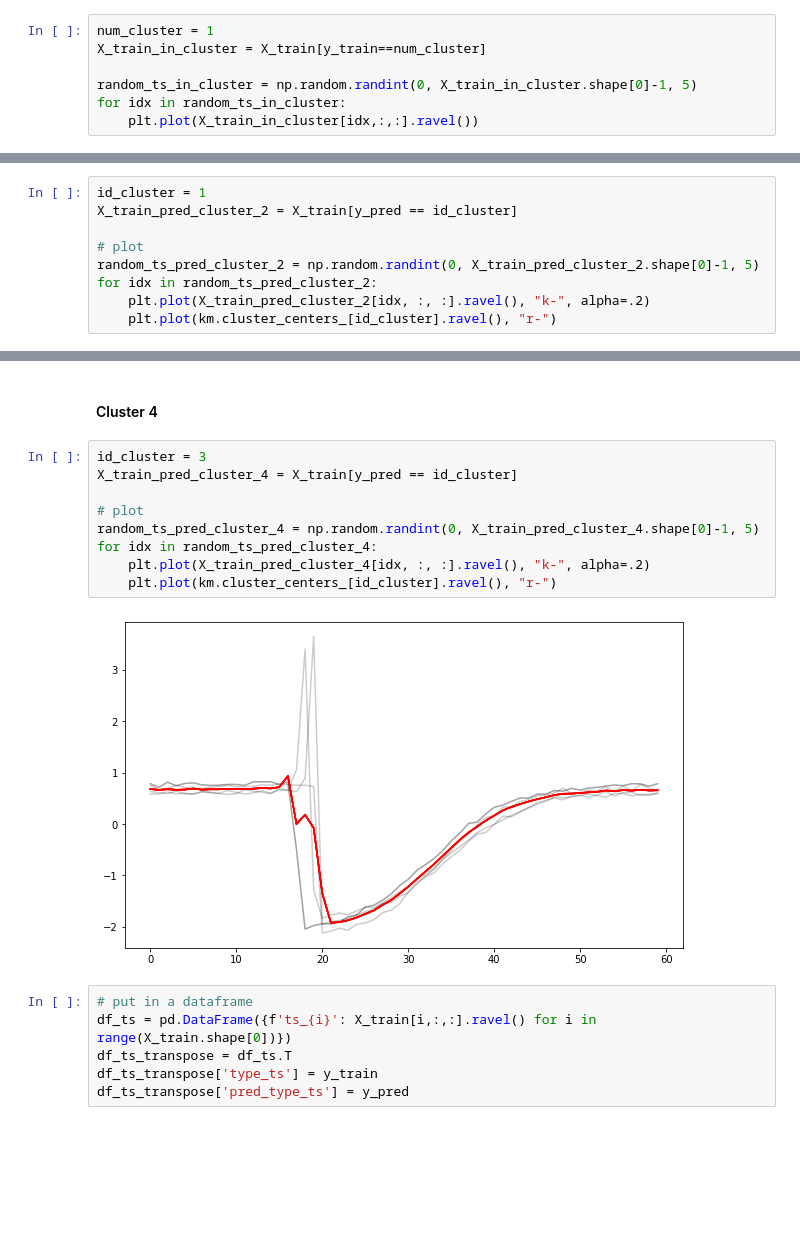
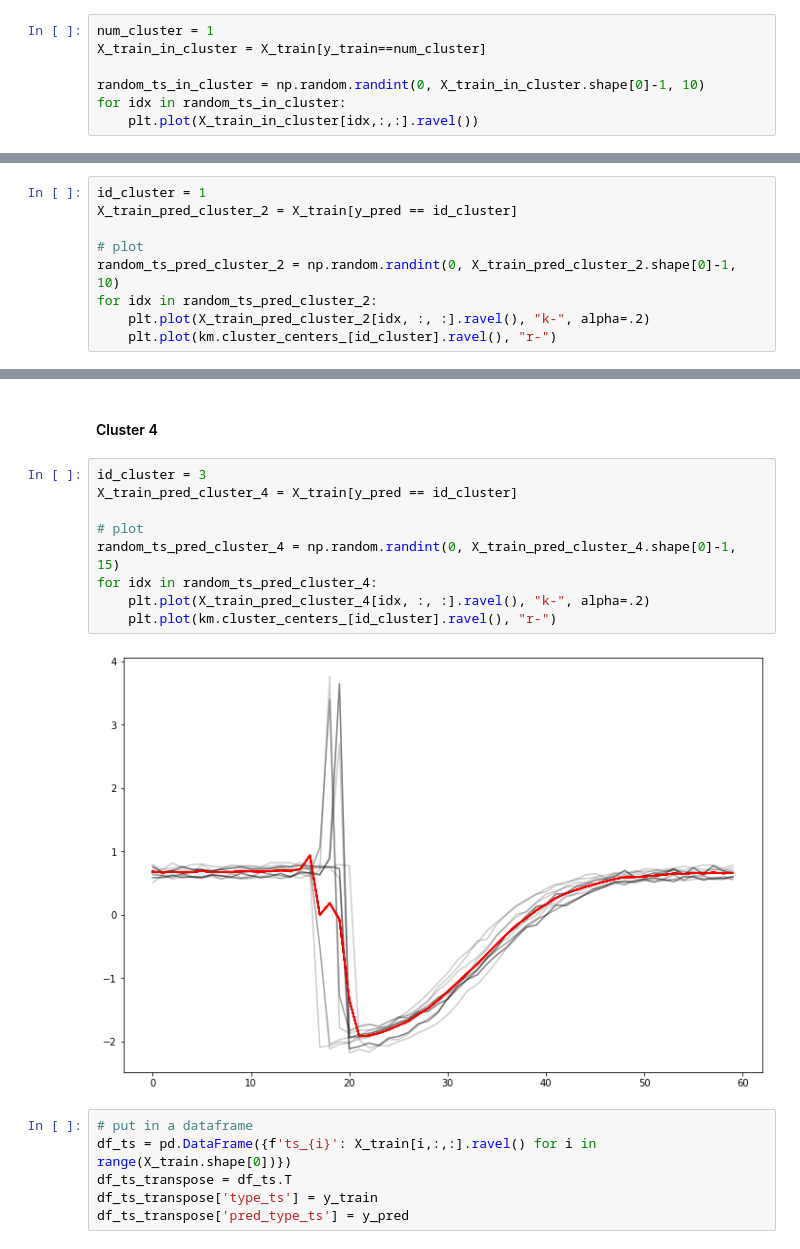
Before and after one commit to nico06266/clustering_hands_on, a Jupyter notebook: notebooks/Time_Series_Clustering.ipynb, the cells around one changed output, grey strips where cells are left out. Saved outputs shown, nothing was run; the diff lists cells and outputs as text; blank space fills up the shorter version.

```diff
--- a/notebooks/Time_Series_Clustering.ipynb
+++ b/notebooks/Time_Series_Clustering.ipynb
@@ -63,7 +64,7 @@ for idx in random_ts:
 num_cluster = 1
 X_train_in_cluster = X_train[y_train==num_cluster]
 
-random_ts_in_cluster = np.random.randint(0, X_train_in_cluster.shape[0]-1, 5)
+random_ts_in_cluster = np.random.randint(0, X_train_in_cluster.shape[0]-1, 10)
 for idx in random_ts_in_cluster:
     plt.plot(X_train_in_cluster[idx,:,:].ravel())
 # %% [output]
@@ -121,7 +122,7 @@ id_cluster = 1
 X_train_pred_cluster_2 = X_train[y_pred == id_cluster]
 
 # plot
-random_ts_pred_cluster_2 = np.random.randint(0, X_train_pred_cluster_2.shape[0]-1, 5)
+random_ts_pred_cluster_2 = np.random.randint(0, X_train_pred_cluster_2.shape[0]-1, 10)
 for idx in random_ts_pred_cluster_2:
     plt.plot(X_train_pred_cluster_2[idx, :, :].ravel(), "k-", alpha=.2)
     plt.plot(km.cluster_centers_[id_cluster].ravel(), "r-")
@@ -145,14 +146,14 @@ for idx in random_ts_pred_cluster_3:
 # %%
 id_cluster = 3
 X_train_pred_cluster_4 = X_train[y_pred == id_cluster]
 
 # plot
-random_ts_pred_cluster_4 = np.random.randint(0, X_train_pred_cluster_4.shape[0]-1, 5)
+random_ts_pred_cluster_4 = np.random.randint(0, X_train_pred_cluster_4.shape[0]-1, 15)
 for idx in random_ts_pred_cluster_4:
     plt.plot(X_train_pred_cluster_4[idx, :, :].ravel(), "k-", alpha=.2)
     plt.plot(km.cluster_centers_[id_cluster].ravel(), "r-")
 # %% [output]
-[figure, old version]
+[figure, new version]
 # %%
 # put in a dataframe
 df_ts = pd.DataFrame({f'ts_{i}': X_train[i,:,:].ravel() for i in range(X_train.shape[0])})
```
Also changed, not shown: parts of 19 cells of this notebook, 1 other file.
